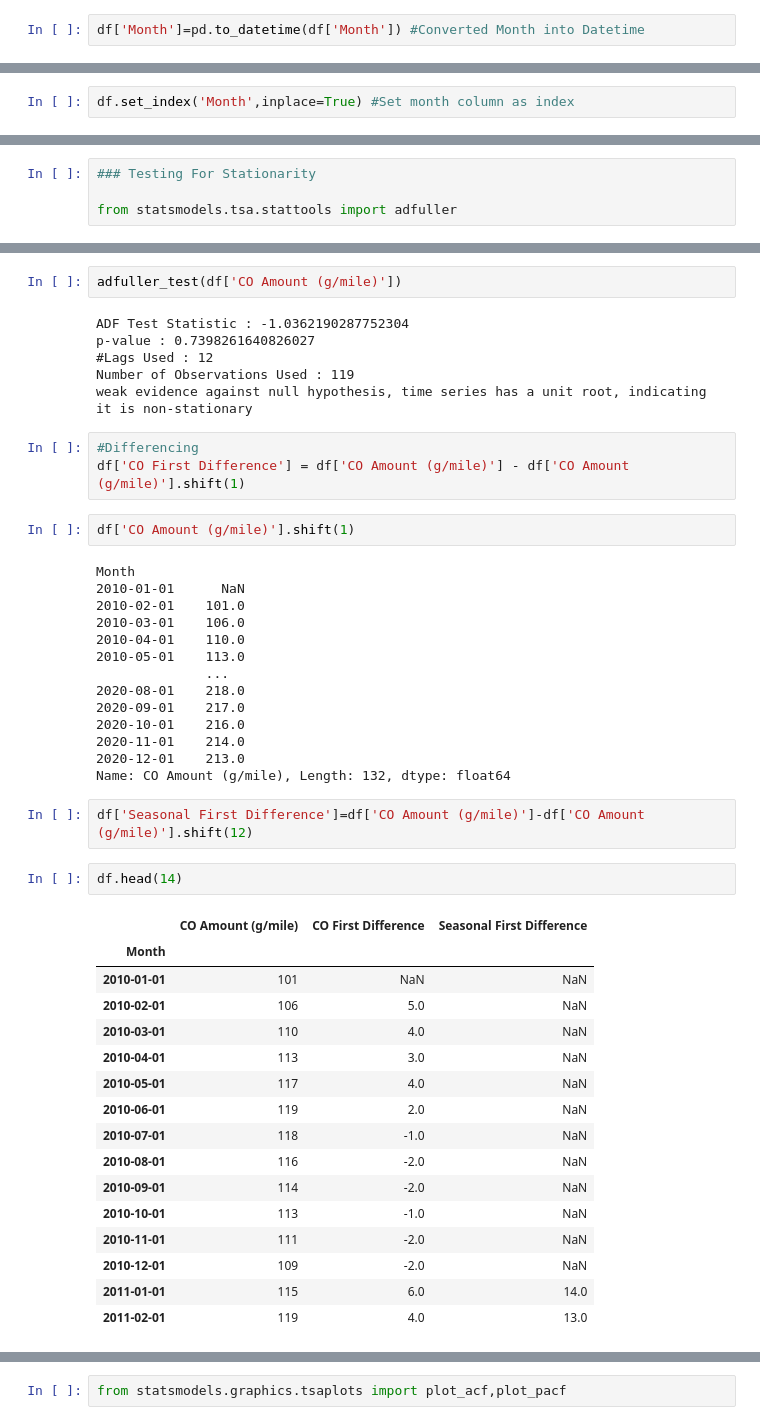
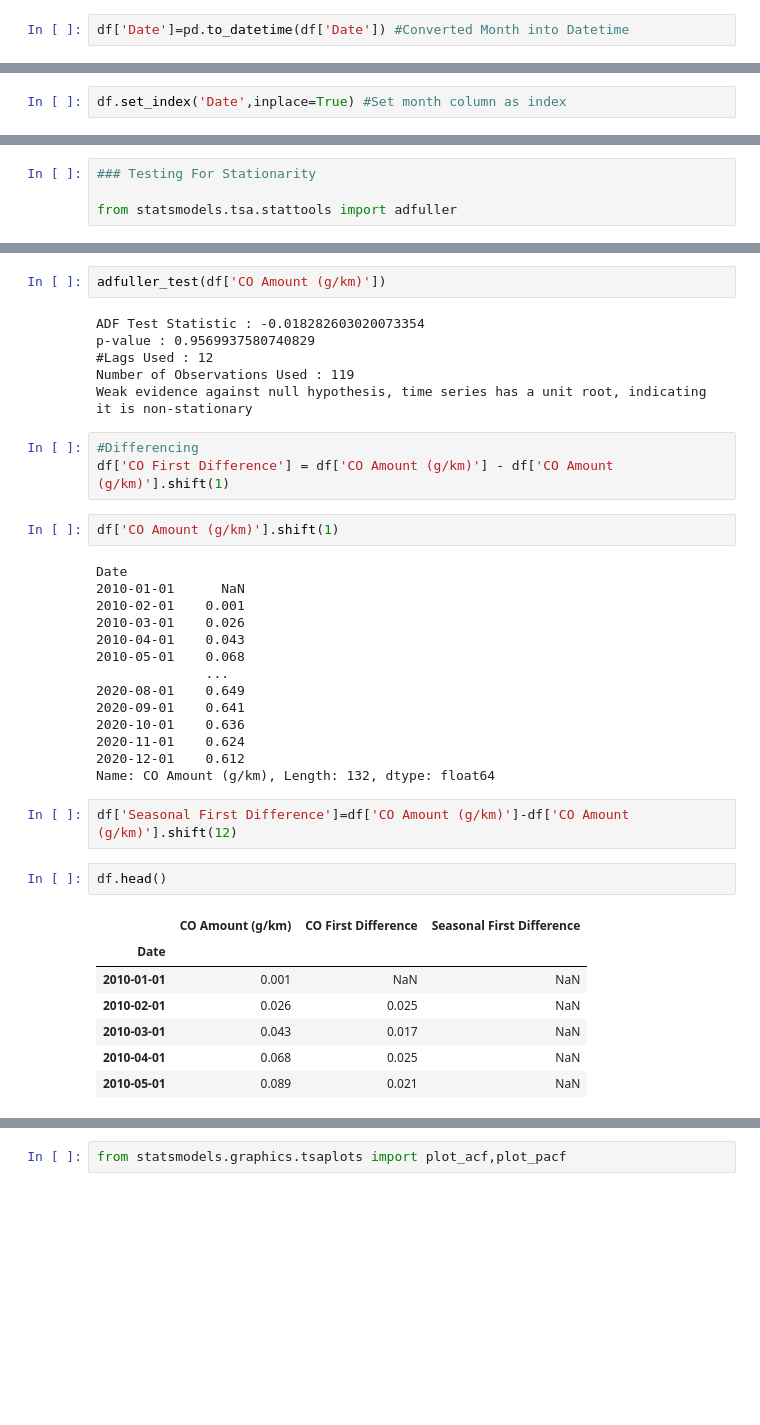
Before and after one commit to Manas-P/forecasting_co2_emission_threshold, a Jupyter notebook: Forecast_co2_threshold.ipynb, the cells around one changed output, grey strips where cells are left out. Saved outputs shown, nothing was run; the diff lists cells and outputs as text; blank space fills up the shorter version.

```diff
--- a/Forecast_co2_threshold.ipynb
+++ b/Forecast_co2_threshold.ipynb
@@ -40,5 +30,5 @@ df.head()
 # %%
-df['Month']=pd.to_datetime(df['Month']) #Converted Month into Datetime
+df['Date']=pd.to_datetime(df['Date']) #Converted Month into Datetime
 # %%
 df.head()
 # %% [output]
@@ -51,5 +41,5 @@ df.head()
 # %%
-df.set_index('Month',inplace=True) #Set month column as index
+df.set_index('Date',inplace=True) #Set month column as index
 # %%
 df.head()
 # %% [output]
@@ -99,51 +89,42 @@ def adfuller_test(co):
 # %%
-adfuller_test(df['CO Amount (g/mile)'])
+adfuller_test(df['CO Amount (g/km)'])
 # %% [output]
-ADF Test Statistic : -1.0362190287752304
-p-value : 0.7398261640826027
+ADF Test Statistic : -0.018282603020073354
+p-value : 0.9569937580740829
 #Lags Used : 12
 Number of Observations Used : 119
-weak evidence against null hypothesis, time series has a unit root, indicating it is non-stationary
+Weak evidence against null hypothesis, time series has a unit root, indicating it is non-stationary
 # %%
 #Differencing
-df['CO First Difference'] = df['CO Amount (g/mile)'] - df['CO Amount (g/mile)'].shift(1)
+df['CO First Difference'] = df['CO Amount (g/km)'] - df['CO Amount (g/km)'].shift(1)
 # %%
-df['CO Amount (g/mile)'].shift(1)
+df['CO Amount (g/km)'].shift(1)
 # %% [output]
-Month
+Date
 2010-01-01      NaN
-2010-02-01    101.0
-2010-03-01    106.0
-2010-04-01    110.0
-2010-05-01    113.0
+2010-02-01    0.001
+2010-03-01    0.026
+2010-04-01    0.043
+2010-05-01    0.068
               ...
-2020-08-01    218.0
-2020-09-01    217.0
-2020-10-01    216.0
-2020-11-01    214.0
-2020-12-01    213.0
-Name: CO Amount (g/mile), Length: 132, dtype: float64
+2020-08-01    0.649
+2020-09-01    0.641
+2020-10-01    0.636
+2020-11-01    0.624
+2020-12-01    0.612
+Name: CO Amount (g/km), Length: 132, dtype: float64
 # %%
-df['Seasonal First Difference']=df['CO Amount (g/mile)']-df['CO Amount (g/mile)'].shift(12)
+df['Seasonal First Difference']=df['CO Amount (g/km)']-df['CO Amount (g/km)'].shift(12)
 # %%
-df.head(14)
+df.head()
 # %% [output]
-|  | CO Amount (g/mile) | CO First Difference | Seasonal First Difference |
-| Month |  |  |  |
-| 2010-01-01 | 101 | NaN | NaN |
-| 2010-02-01 | 106 | 5.0 | NaN |
-| 2010-03-01 | 110 | 4.0 | NaN |
-| 2010-04-01 | 113 | 3.0 | NaN |
-| 2010-05-01 | 117 | 4.0 | NaN |
-| 2010-06-01 | 119 | 2.0 | NaN |
-| 2010-07-01 | 118 | -1.0 | NaN |
-| 2010-08-01 | 116 | -2.0 | NaN |
-| 2010-09-01 | 114 | -2.0 | NaN |
-| 2010-10-01 | 113 | -1.0 | NaN |
-| 2010-11-01 | 111 | -2.0 | NaN |
-| 2010-12-01 | 109 | -2.0 | NaN |
-| 2011-01-01 | 115 | 6.0 | 14.0 |
-| 2011-02-01 | 119 | 4.0 | 13.0 |
+|  | CO Amount (g/km) | CO First Difference | Seasonal First Difference |
+| Date |  |  |  |
+| 2010-01-01 | 0.001 | NaN | NaN |
+| 2010-02-01 | 0.026 | 0.025 | NaN |
+| 2010-03-01 | 0.043 | 0.017 | NaN |
+| 2010-04-01 | 0.068 | 0.025 | NaN |
+| 2010-05-01 | 0.089 | 0.021 | NaN |
 # %%
 ## Again test dickey fuller test
 adfuller_test(df['Seasonal First Difference'].dropna())
```
Also changed, not shown: parts of 20 cells of this notebook.
